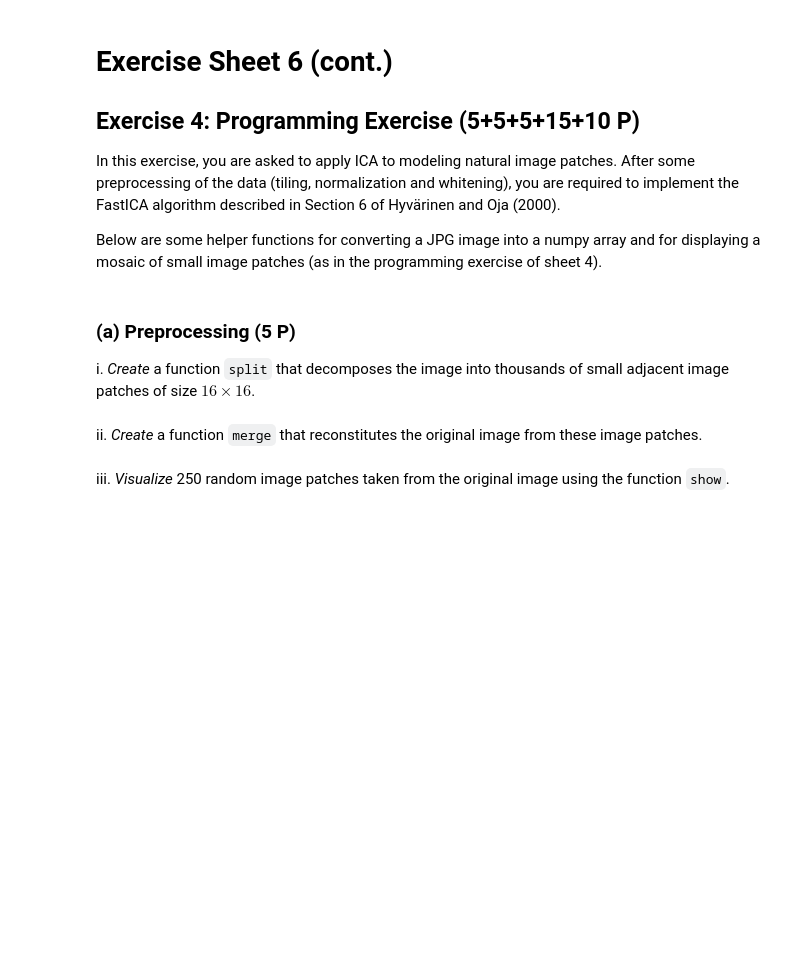
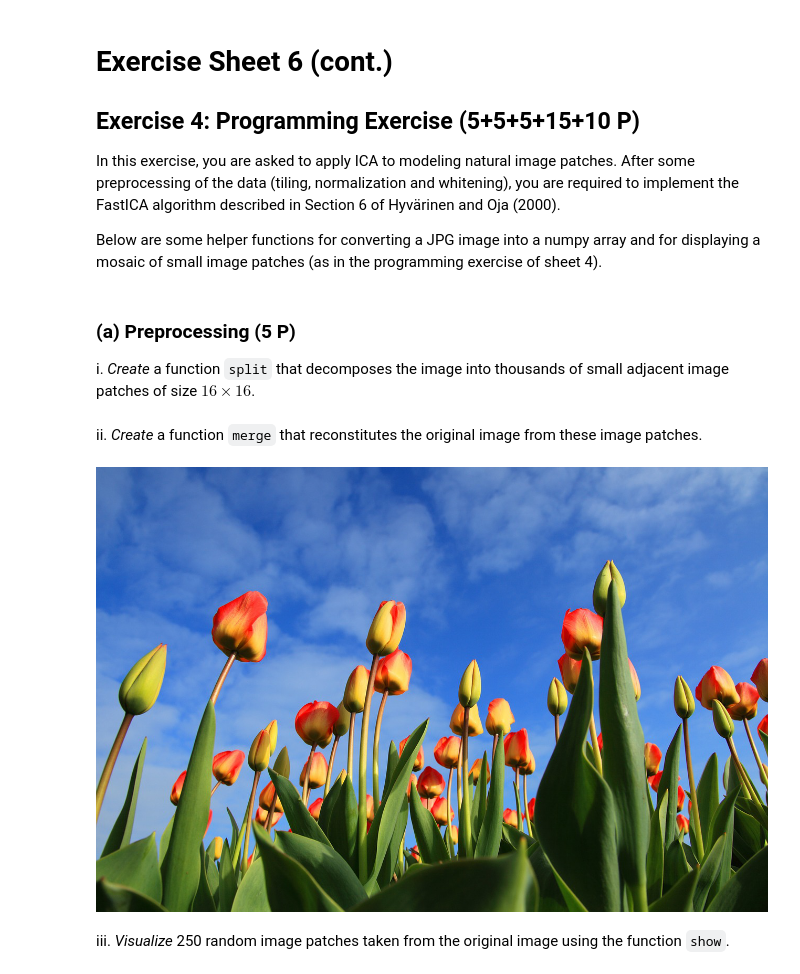
Before and after one commit to JensMeiners/ML1, a Jupyter notebook: Ex06/sheet06.ipynb, the cells around one changed output. Drawn from its saved outputs; the diff is of its cells as text; code cells hidden in the pictures; blank space fills up the shorter version.

```diff
--- a/Ex06/sheet06.ipynb
+++ b/Ex06/sheet06.ipynb
@@ -74,28 +63,28 @@ def split(X):
 # %% [markdown]
 ii. <em>Create</em> a function <code>merge</code> that reconstitutes the original image from these image patches.
 # %%
-def merge(Y,t):
+def merge(Y, width):
     """
     Y is a list of little Images. size is determined to be 16x16.
-    Dimensions of the image to be constructed are determined by tuple t.
+    Dimensions of the image to be constructed are determined by 'width'.
     returns a numpy array with 3 dimensions (width, height and RGB)
     """
-    assert(len(t) == 2)
-    assert(t[0] > 0 and t[1] > 0)
-    #print "X.shape "+str(X.shape)
-    #print "Y.len "+str(len(Y))
-    R = numpy.zeros((t[0] * 16,t[1] * 16,3))
-    #print "R.shape" + str(R.shape)
-    #print "t0 "+str(t[0])
-    #print "t1 "+str(t[1]*16)
-    for i in range(t[0]):
-        for j in range(t[1]):
-            #print "slice "+str(i * 16)+":"+str((i+1) * 16)
-            #print "slice "+str(j * 16)+":"+str((j+1) * 16)
-            #print "input.shape: "+str(Y[(i * t[1]) + j].shape)
-            #print "R.slice.shape "+str(R[i * 16: (i+1) * 16,j * 16: (j+1) * 16,:].shape)+"\n"
-            R[i * 16: (i+1) * 16,j * 16: (j+1) * 16,:] = Y[(i * t[1]) + j]
+    height = Y.shape[0] / width
+    R = numpy.zeros((height * 16, width * 16,3))
+    for i in range(height):
+        for j in range(width):
+            R[i * 16: (i+1) * 16,j * 16: (j+1) * 16,:] = Y[(i * width) + j]
     return R
+# %%
+# Test cell
+X = getdata()
+X = split(X)
+X = merge(X, 80)
+b = io.BytesIO()
+Image.fromarray((X*-255).astype('byte'),'RGB').save(b,format='png')
+IPython.core.display.Image(data=b.getvalue(),format='png', embed=True)
+# %% [output]
+[figure, added]
 # %% [markdown]
 
 iii. <em>Visualize</em> 250 random image patches taken from the original image using the function <code>show</code>.
```
Also changed, not shown: parts of 4 cells of this notebook.
